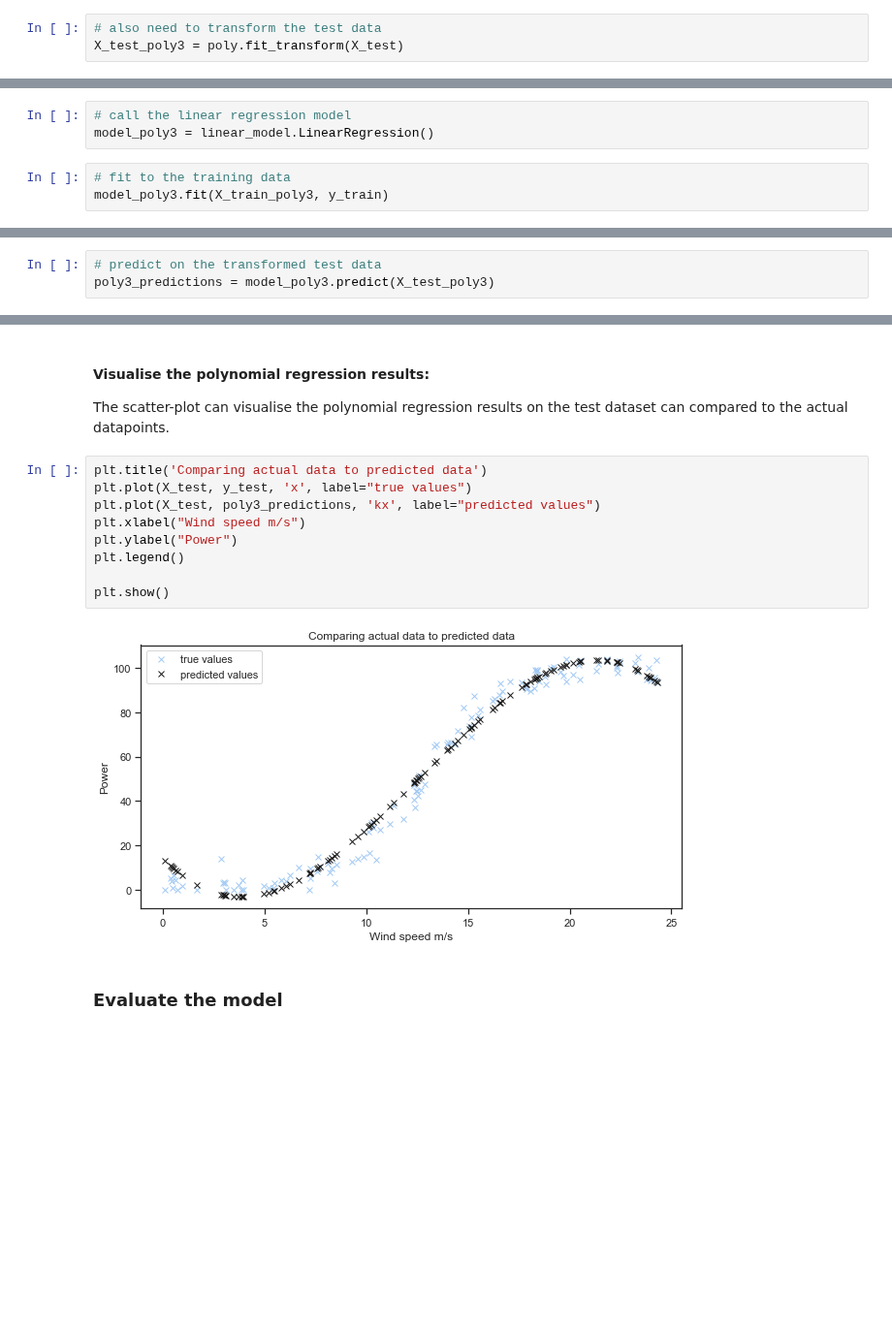
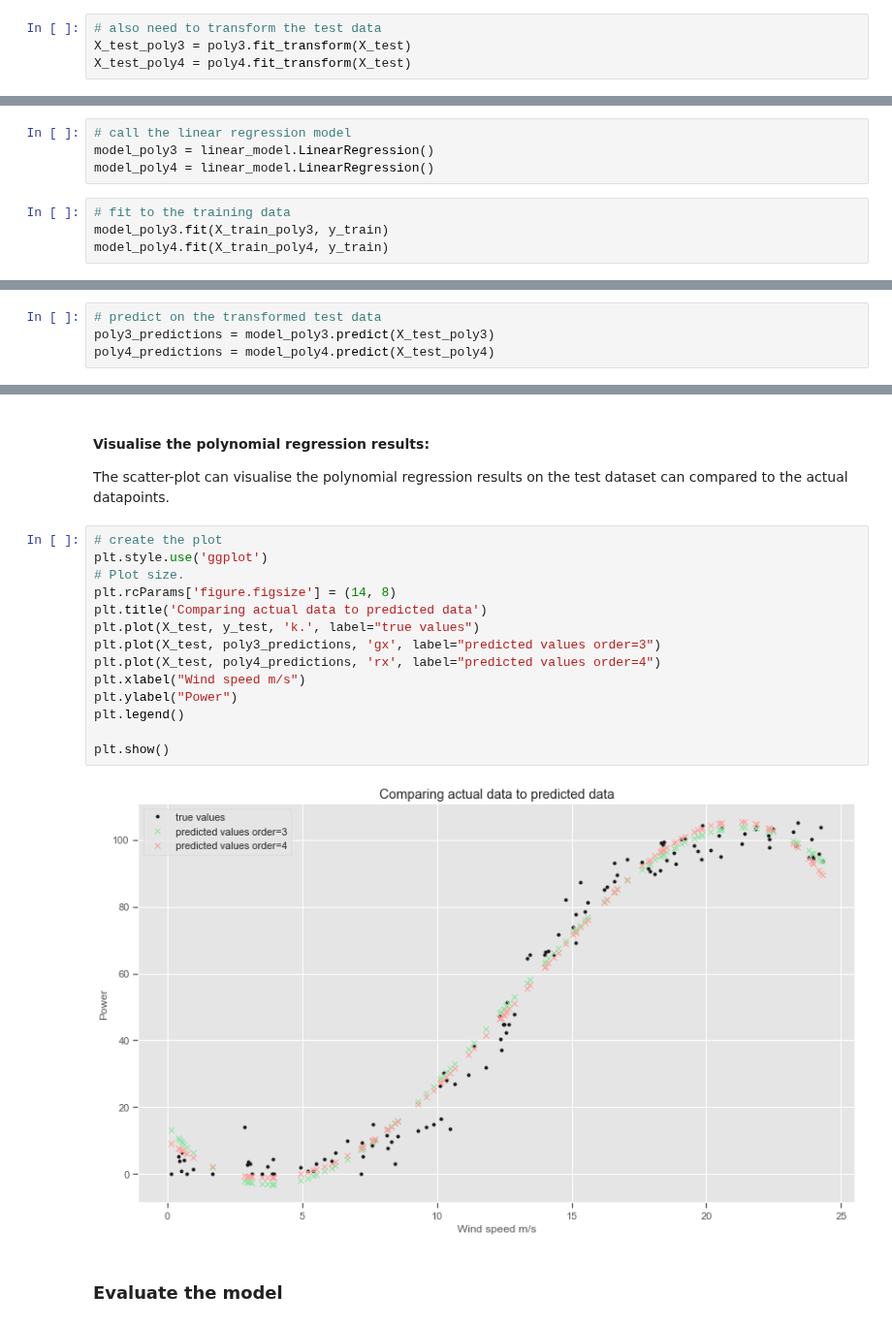
Before and after one commit to angela1C/MLASProject, a Jupyter notebook: wind_project.ipynb, the cells around one changed output, grey strips where cells are left out. Shown at 97% size. Saved outputs shown, nothing was run; the diff lists cells and outputs as text; blank space fills up the shorter version.

```diff
--- a/wind_project.ipynb
+++ b/wind_project.ipynb
@@ -573,7 +618,8 @@ array([[8.08300000e+00, 6.53348890e+01, 5.28101908e+02],
 #### Transform the test set :
 # %%
 # also need to transform the test data
-X_test_poly3 = poly.fit_transform(X_test)
+X_test_poly3 = poly3.fit_transform(X_test)
+X_test_poly4 = poly4.fit_transform(X_test)
 # %% [markdown]
 Linear regression can  now be implemented. This can be thought of as multiple linear regression as new variables in the form of x-squared and x-cubed have been added to the model
 # %% [markdown]
@@ -581,9 +627,11 @@ Linear regression can  now be implemented. This can be thought of as multiple li
 # %%
 # call the linear regression model
 model_poly3 = linear_model.LinearRegression()
+model_poly4 = linear_model.LinearRegression()
 # %%
 # fit to the training data
 model_poly3.fit(X_train_poly3, y_train)
+model_poly4.fit(X_train_poly4, y_train)
 # %% [output]
 LinearRegression()
 # %% [markdown]
@@ -591,5 +639,6 @@ LinearRegression()
 # %%
 # predict on the transformed test data
 poly3_predictions = model_poly3.predict(X_test_poly3)
+poly4_predictions = model_poly4.predict(X_test_poly4)
 # %%
 # Predicting a new result with Polymonial Regression
@@ -616,16 +686,21 @@ array([14.35877751])
 #### Visualise the polynomial regression results:
 The scatter-plot can visualise the polynomial regression results on the test dataset can compared to the actual datapoints.
 # %%
+# create the plot
+plt.style.use('ggplot')
+# Plot size.
+plt.rcParams['figure.figsize'] = (14, 8)
 plt.title('Comparing actual data to predicted data')
-plt.plot(X_test, y_test, 'x', label="true values")
-plt.plot(X_test, poly3_predictions, 'kx', label="predicted values")
+plt.plot(X_test, y_test, 'k.', label="true values")
+plt.plot(X_test, poly3_predictions, 'gx', label="predicted values order=3")
+plt.plot(X_test, poly4_predictions, 'rx', label="predicted values order=4")
 plt.xlabel("Wind speed m/s")
 plt.ylabel("Power")
 plt.legend()
 
 plt.show()
 # %% [output]
-[figure, old version]
+[figure, new version]
 # %% [markdown]
 ### Evaluate the model
 # %% [markdown]
```
Also changed, not shown: parts of 75 cells of this notebook, 2 other files.
